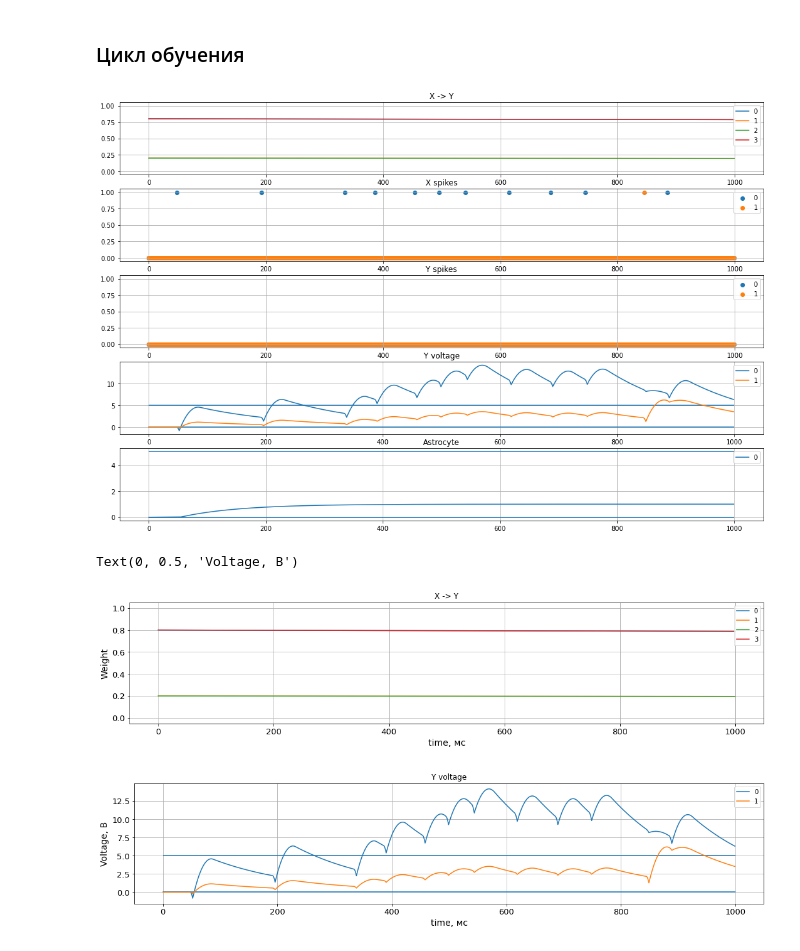
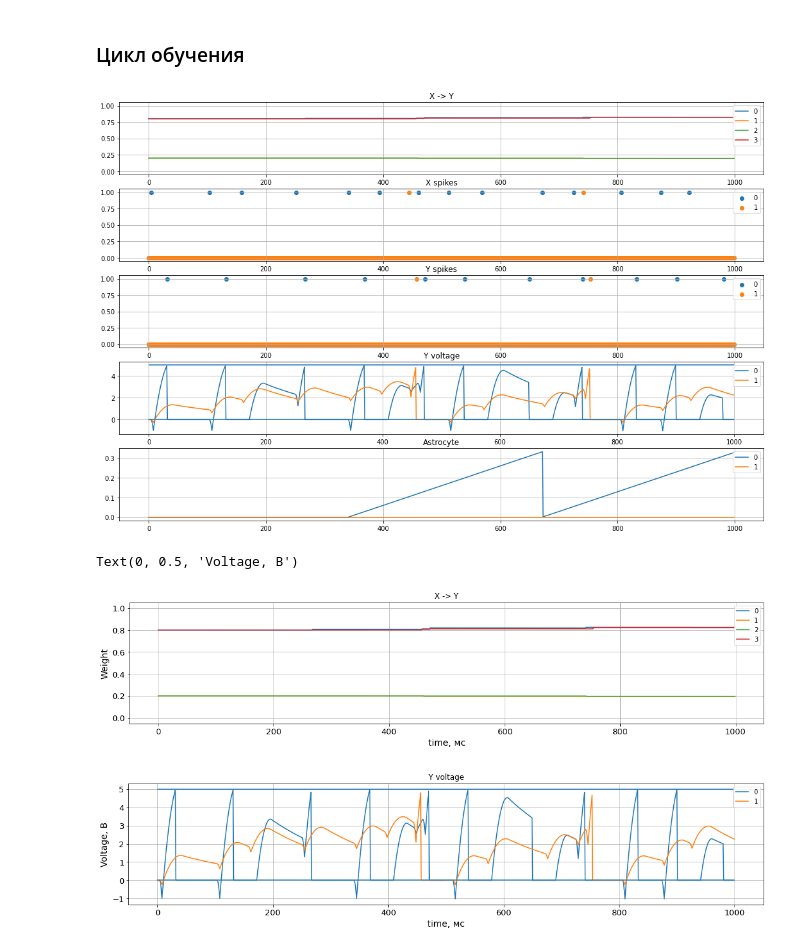
Before and after one commit to VsevolodKulagin/Bindsnet_backup, a Jupyter notebook: ASTROCYTE_2_x_2.ipynb, the cells around one changed output. Saved outputs shown, nothing was run; the diff lists cells and outputs as text; code cells hidden in the pictures.

```diff
--- a/ASTROCYTE_2_x_2.ipynb
+++ b/ASTROCYTE_2_x_2.ipynb
@@ -37,8 +37,8 @@ learning_rate = 1
 # Connections
 wmin = 0.001
 wmax = 1
-weight_decay =  1.6e-5
-post_spike_weight_decay = 0.0
+weight_decay =  0 #1.6e-5
+post_spike_weight_decay = 0.0001
 
 # Neurons
 reset = 0
@@ -48,16 +48,15 @@ refrac = 40
 thresh = 5 #105
 
 # Data encoding
-intensity = 25
+intensity = 35
 time = 1000
 
 #astrocyte parameters
-astrocyte_receptive_field = 2
-gamma = 0.4
-alpha = 0.01
-theta_k = 0.3
+enable_astrocyte = True
+alpha = 0.00001
 k = 0.1
-
+G_thr = 0.4
+Ca_thr = 0.2
 dt = 1
 # %% [markdown]
 ### Create Network
@@ -71,6 +70,7 @@ input_layer = Input(n=2,
                     refrac=refrac
                    )
 
+
 output_layer = LIFNodes(n=2,
                        traces=True,
                        thresh=thresh*torch.ones(2),
@@ -78,17 +78,17 @@ output_layer = LIFNodes(n=2,
                        reset=reset,
                        refrac=refrac,
                        dt = dt,
-                       astrocyte_receptive_field = astrocyte_receptive_field,
-                       gamma = gamma,
+                       enable_astrocyte = enable_astrocyte,
                        alpha = alpha,
-                       theta_k = theta_k,
-                       k = k
+                       k = k,
+                       G_thr = G_thr,
+                       Ca_thr = Ca_thr,
                        )
 
 conn_XY = Connection(input_layer,
                      output_layer,
-                     impulse_amplitude = 0.42,
-                     impulse_amplitude_2 = 0.42,
+                     impulse_amplitude = 0.5,
+                     impulse_amplitude_2 = 0.5,
                      impulse_length = 40,
                      impulse_shape_factor = 0.9,
                      invert = True,
@@ -105,8 +105,8 @@ network.add_layer(input_layer, name='X')
 network.add_layer(output_layer, name='Y')
 network.add_connection(conn_XY, source='X', target='Y')
 
-if astrocyte_receptive_field is not None:
-    GlobalMonitor = NetworkMonitor(network, state_vars=('v', 's', 'w', 'Y'))
+if enable_astrocyte:
+    GlobalMonitor = NetworkMonitor(network, state_vars=('v', 's', 'w', 'I_glu'))
 else:
     GlobalMonitor = NetworkMonitor(network, state_vars=('v', 's', 'w'))
 
@@ -227,39 +227,39 @@ for i in range(n_train):
     spikes = recordings[('Y')]['s']
     for j in range(spikes.size(2)):
         #plt.plot(np.arange(i*spikes.size(0), (i+1)*spikes.size(0)), spikes[:,:,j].numpy(), label=str(j))
         plt.scatter(np.arange(i*spikes.size(0), (i+1)*spikes.size(0)), spikes[:,:,j].numpy(), label=str(j))
     plt.legend(loc='upper right')
     plt.ylim(-0.05, 1.05)
     plt.grid()
 
     # Voltages
     plt.subplot(5,1,4)
     plt.title('Y voltage')
     voltages = recordings[('Y')]['v']
     for j in range(voltages.size(2)):
         plt.plot(np.arange(i*voltages.size(0), (i+1)*voltages.size(0)), voltages[:,:,j].numpy(), label=str(j))
     plt.legend(loc='upper right')
     plt.hlines([reset, thresh], i*voltages.size(0), (i+1)*voltages.size(0))
     plt.grid()
 
-    if astrocyte_receptive_field is not None:
+    if enable_astrocyte:
         plt.subplot(5,1,5)
         plt.title('Astrocyte')
-        value = recordings[('Y')]['Y']
-        for j in range(value.size(2)):
-            plt.plot(np.arange(i*value.size(0), (i+1)*value.size(0)), value[:,:,j].numpy(), label=str(j))
+        value = recordings[('Y')]['I_glu']
+        for j in range(value.size(1)):
+            plt.plot(np.arange(i*value.size(0), (i+1)*value.size(0)), value[:,j].numpy(), label=str(j))
         plt.legend(loc='upper right')
-        plt.hlines([reset, thresh], i*value.size(0), (i+1)*value.size(0))
+        #plt.hlines([reset, thresh], i*value.size(0), (i+1)*value.size(0))
         plt.grid()
 
     display.clear_output(wait=True)
     display.display(fig_w, display_id = 'weights')
 
     network.reset_()
 
     plt.close(fig_w)
 # %% [output]
-[figure, old version]
+[figure, new version]
 # %%
     fig_w = plt.figure(figsize=(18, 12))
     gr = fig_w.add_subplot(3,1,1)
@@ -290,5 +290,5 @@ for i in range(n_train):
     gru.set_ylabel('Voltage, В',fontsize = 14)
 # %% [output]
 Text(0, 0.5, 'Voltage, В')
-[figure, old version]
+[figure, new version]
-[figure, old version]
+[figure, new version]
```
Also changed, not shown: parts of 1 cell of this notebook, 2 other files.
